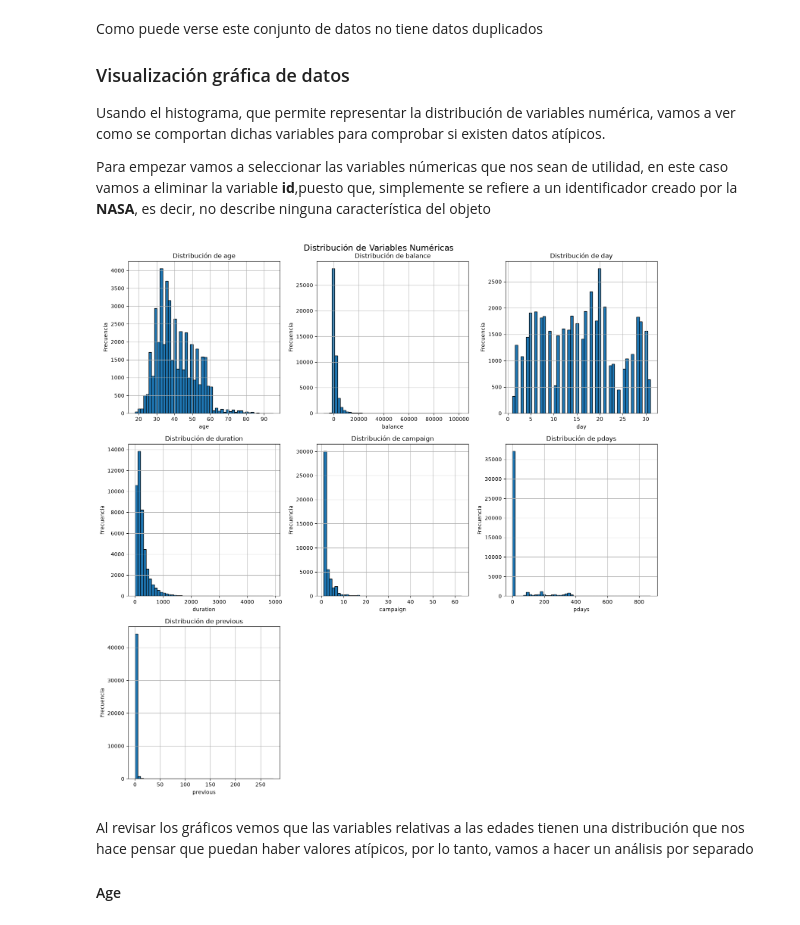
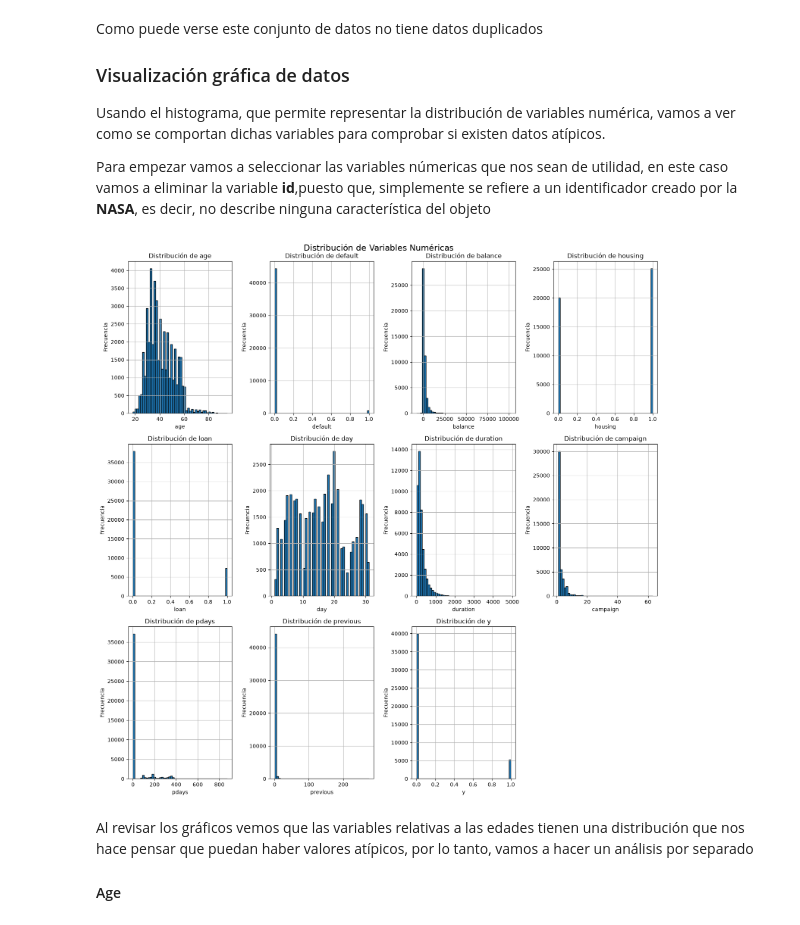
Before and after one commit to AndresDAM2526/PIA, a Jupyter notebook: Proyecto_1_Evaluacion.ipynb, the cells around one changed output. Saved outputs shown, nothing was run; the diff lists cells and outputs as text; code cells hidden in the pictures.

```diff
--- a/Proyecto_1_Evaluacion.ipynb
+++ b/Proyecto_1_Evaluacion.ipynb
@@ -82,0 +88,2 @@ Si se revisa el resumen de las variables vemos que tenemos unas cuantas que son
+# %%
+encoded_dataset=dataset.copy()
@@ -83,16 +93,15 @@ Si se revisa el resumen de las variables vemos que tenemos unas cuantas que son
 # %%
-dataset['default']=dataset['default'].map({
+encoded_dataset['default']=encoded_dataset['default'].map({
     "no":0,
     "yes":1
 })
-dataset['housing']=dataset['housing'].map({
+encoded_dataset['housing']=encoded_dataset['housing'].map({
     "no":0,
     "yes":1
 })
-dataset['loan']=dataset['loan'].map({
+encoded_dataset['loan']=encoded_dataset['loan'].map({
     "no":0,
     "yes":1
 })
 label_encoder=LabelEncoder()
-dataset['y']=label_encoder.fit_transform(dataset['y'])
-dataset.head()
+encoded_dataset['y']=label_encoder.fit_transform(encoded_dataset['y'])
@@ -106,3 +110,5 @@ dataset.head()
+# %%
+encoded_dataset=pd.get_dummies(encoded_dataset,columns=['job','education','marital','contact','month','poutcome'])
 # %% [markdown]
 ## Detección y tratamiento de valores ausentes.
 
@@ -133,32 +141,32 @@ Usando el histograma, que permite representar la distribución de variables num
 
 Para empezar vamos a seleccionar las variables númericas que nos sean de utilidad, en este caso vamos a eliminar la variable **id**,puesto que, simplemente se refiere a un identificador creado por la **NASA**, es decir, no describe ninguna característica del objeto
 # %%
-columnas_numericas=dataset.select_dtypes(include=['int64','float64'])
+columnas_numericas=encoded_dataset.select_dtypes(include=['int64','float64'])
 nrows=3
-ncols=min(len(columnas_numericas),3)
+ncols=min(len(columnas_numericas),4)
 # Crear la figura y los subplots
 fig, axes = plt.subplots(nrows=nrows, ncols=ncols, figsize=(15, 5*nrows))
 fig.suptitle('Distribución de Variables Numéricas', fontsize=16)
 
 # Aplanar el array de ejes en caso de que sea 2D
 axes = axes.flatten() if len(columnas_numericas) > 3 else [axes]
 
 # Crear histogramas para cada variable numérica
 for i, col in enumerate(columnas_numericas):
     ax = axes[i]
-    dataset[col].hist(ax=ax, bins=50, edgecolor='black')
+    encoded_dataset[col].hist(ax=ax, bins=50, edgecolor='black')
     ax.set_title(f'Distribución de {col}')
     ax.set_xlabel(col)
     ax.set_ylabel('Frecuencia')
 
 # Ocultar subplots vacíos si los hay
 for j in range(i+1, len(axes)):
     fig.delaxes(axes[j])
 
 plt.tight_layout()
 plt.show()
 # %% [output]
-[figure, old version]
+[figure, new version]
 # %% [markdown]
 Al revisar los gráficos vemos que las variables relativas a las edades tienen una distribución que nos hace pensar que puedan haber valores atípicos, por lo tanto, vamos a hacer un análisis por separado
 
```
Also changed, not shown: parts of 46 cells of this notebook.
